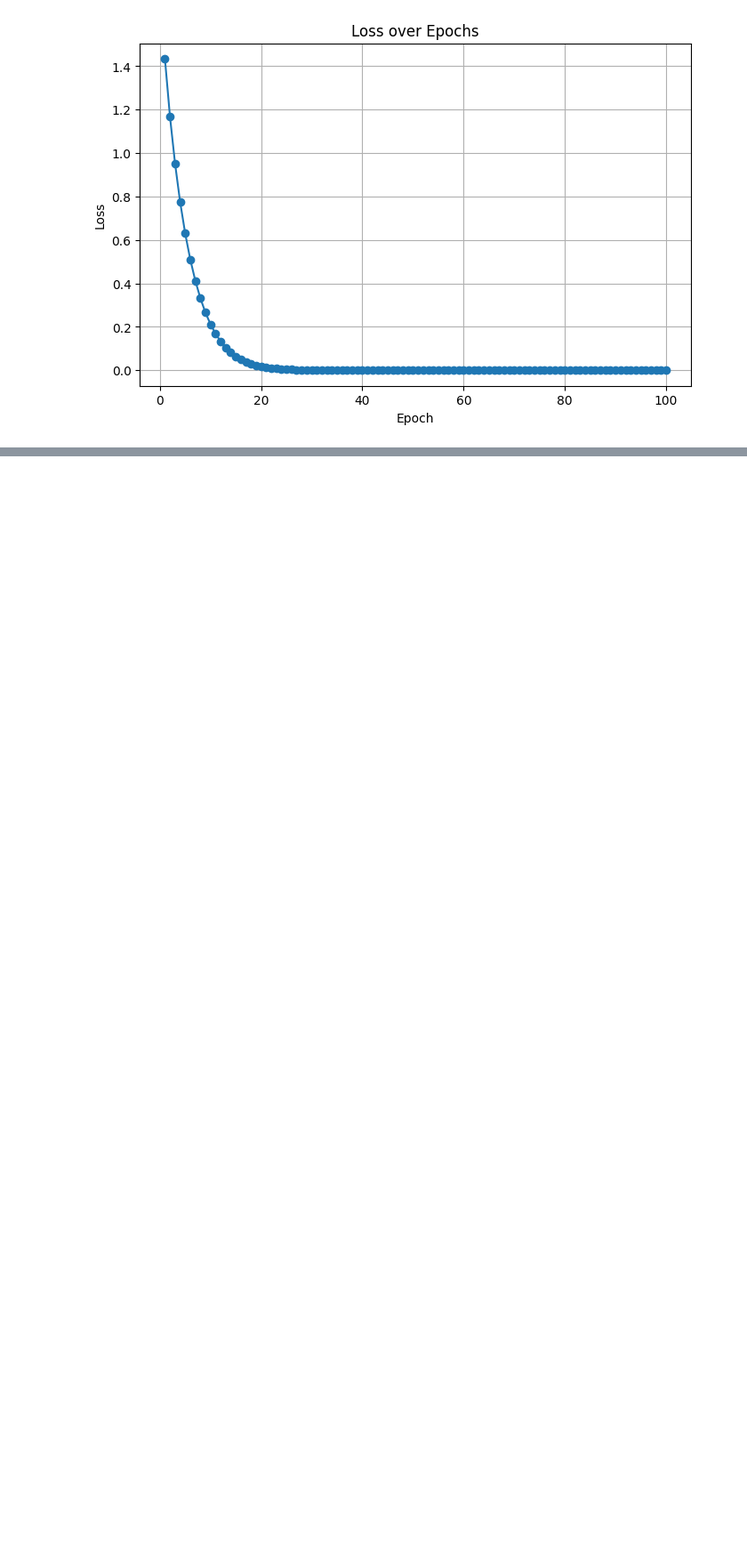
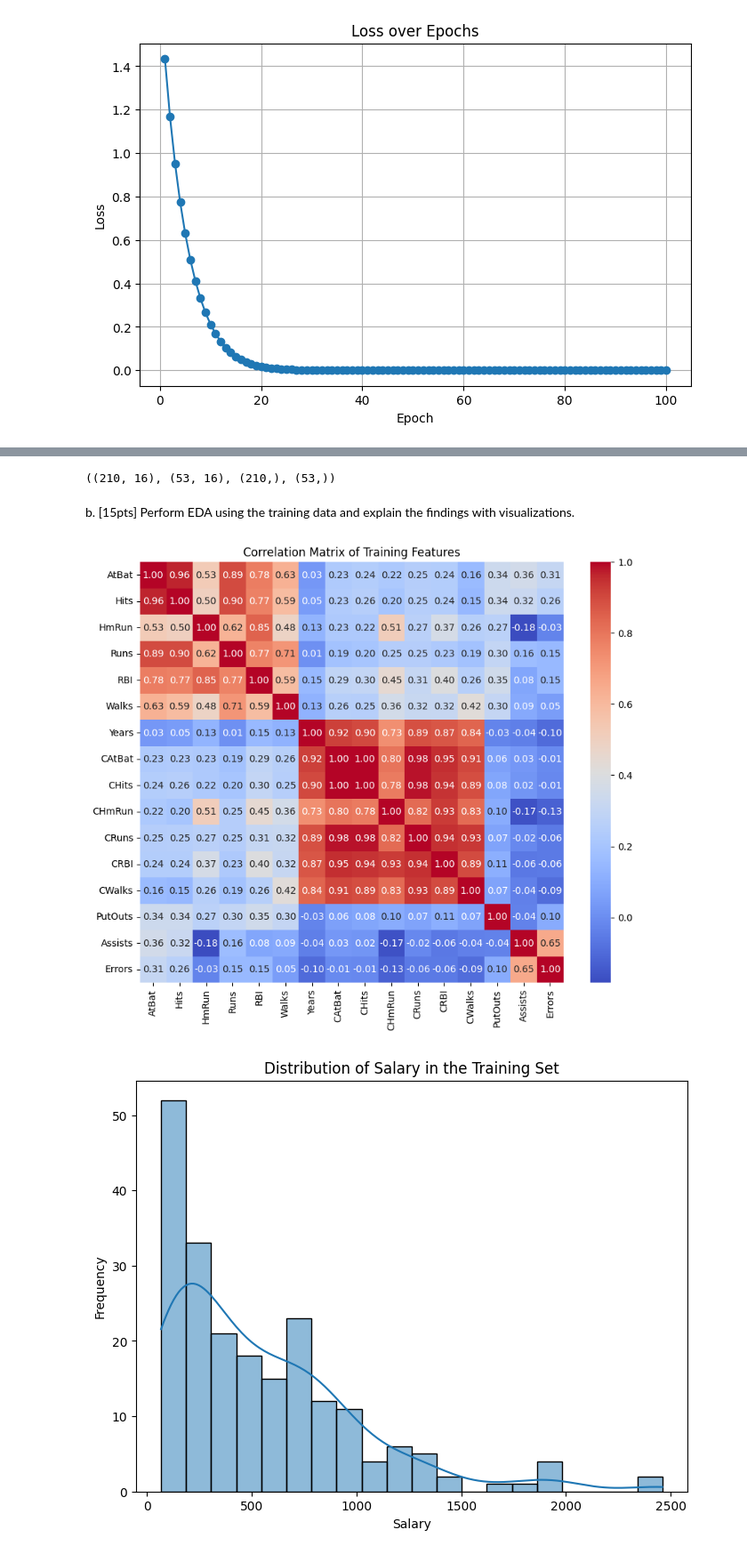
Before and after one commit to bs333/cs559, a Jupyter notebook: CS559 - Homework/hw3/sid_bhatia_hw3.ipynb, the cells around one changed output, grey strips where cells are left out. Shown: that part at 89% size. Saved outputs shown, nothing was run; the diff lists cells and outputs as text; code cells hidden in the pictures; blank space fills up the shorter version.

```diff
--- a/CS559 - Homework/hw3/sid_bhatia_hw3.ipynb
+++ b/CS559 - Homework/hw3/sid_bhatia_hw3.ipynb
@@ -414,0 +421,10 @@ Optimized predicted value hat_h = 1.5000
+# %%
+# Let's first load and explore the content of the uploaded file to understand its structure.
+import pandas as pd
+
+# Load the CSV file to examine its structure
+file_path = './Hitters.csv'
+data = pd.read_csv(file_path)
+
+# Display the first few rows of the dataset to understand its structure
+data.head()
@@ -414,0 +438,42 @@ Optimized predicted value hat_h = 1.5000
+# %%
+from sklearn.model_selection import train_test_split
+
+clean_data = data.dropna(subset=['Salary'])  # Ensuring there are no missing values in the target
+features_clean = clean_data.drop(['Salary', 'League', 'Division', 'NewLeague'], axis=1)
+target_clean = clean_data['Salary']
+
+X_train, X_test, y_train, y_test = train_test_split(features_clean, target_clean, test_size=0.2, random_state=42)
+
+X_train.shape, X_test.shape, y_train.shape, y_test.shape
+# %% [output]
+((210, 16), (53, 16), (210,), (53,))
+# %% [markdown]
+b. [15pts] Perform EDA using the training data and explain the findings with visualizations.
+# %%
+import matplotlib.pyplot as plt
+import seaborn as sns
+
+
+corr_matrix = X_train.corr()
+
+plt.figure(figsize=(10, 8))
+sns.heatmap(corr_matrix, annot=True, cmap='coolwarm', fmt=".2f")
+plt.title("Correlation Matrix of Training Features")
+plt.show()
+
+plt.figure(figsize=(8, 6))
+sns.histplot(y_train, kde=True, bins=20)
+plt.title("Distribution of Salary in the Training Set")
+plt.xlabel("Salary")
+plt.ylabel("Frequency")
+plt.show()
+
+top_features = ['Hits', 'HmRun', 'Runs', 'RBI']
+
+# Plotting pairplots for top features against Salary
+sns.pairplot(pd.concat([X_train[top_features], y_train], axis=1), diag_kind='kde')
+plt.suptitle("Scatter Plot of Top Features vs Salary", y=1.02)
+plt.show()
+# %% [output]
+[figure, added]
+[figure, added]
```
Also changed, not shown: parts of 6 cells of this notebook.
